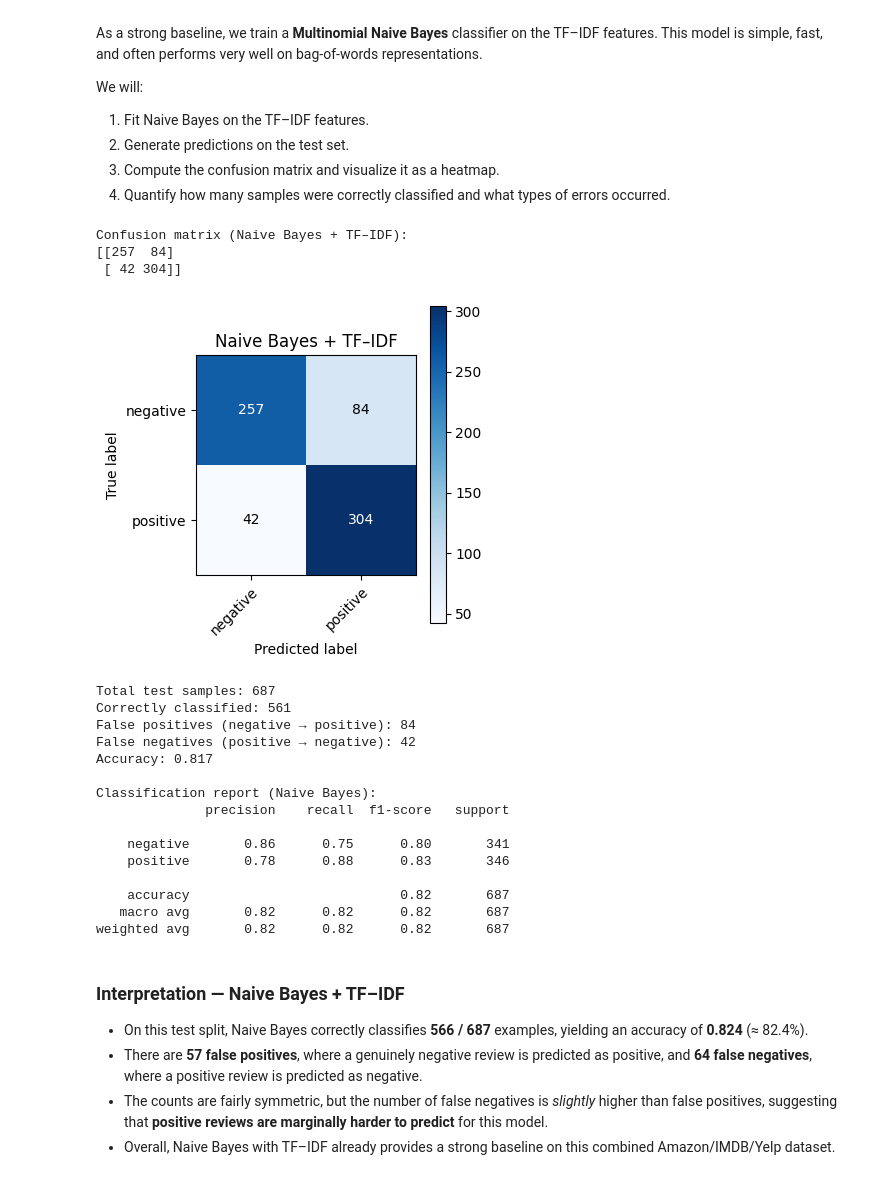
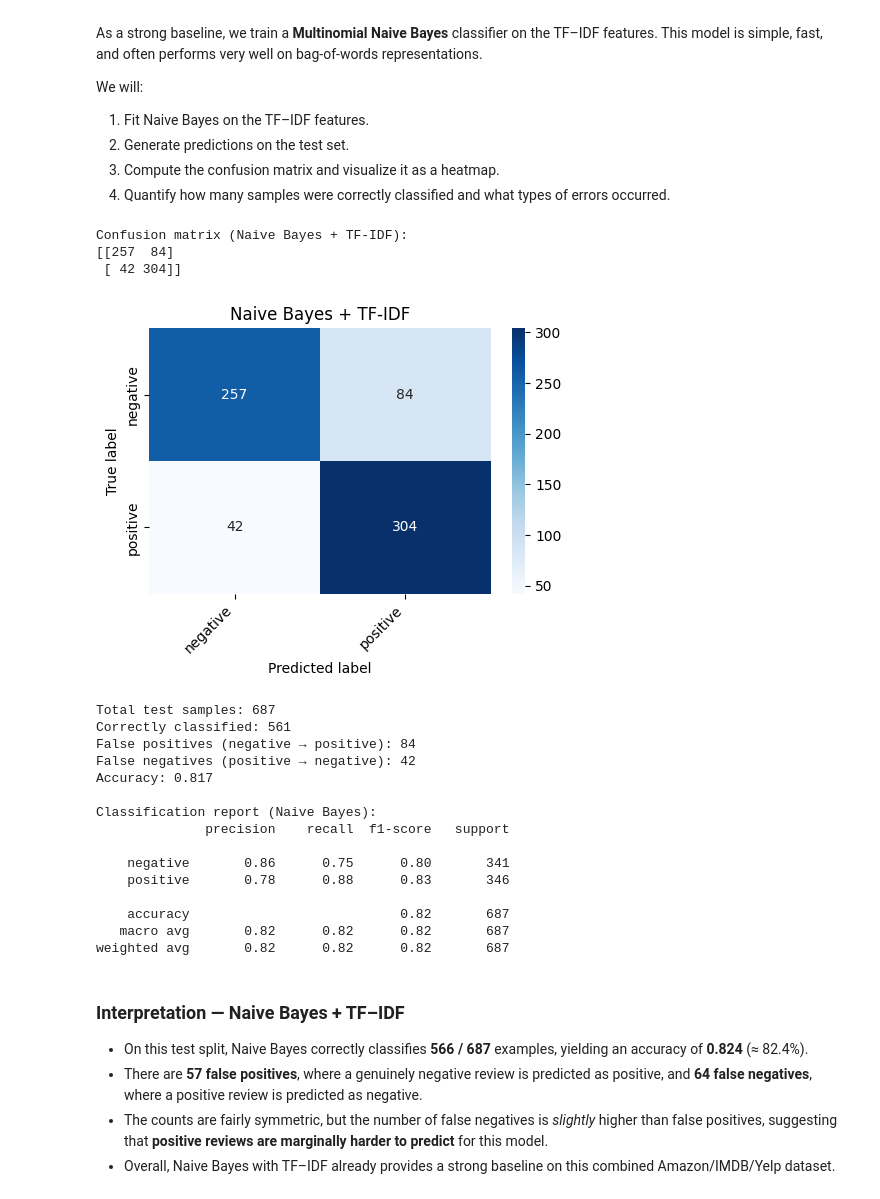
Before and after one commit to Andrew-Silveira-5077086/SentimentLabelledSentences-FinalProject, a Jupyter notebook: GroupProject-Final.ipynb, the cells around one changed output. Cells and saved outputs as stored; diff of their text form; code cells hidden in the pictures.

Commit message:
updated plot confusion matrix to use seaborn heatmap

```diff
--- a/GroupProject-Final.ipynb
+++ b/GroupProject-Final.ipynb
@@ -323,31 +294,31 @@ We will:
 # %%
 # Train Naive Bayes on TF–IDF features
 nb_clf = MultinomialNB()
 nb_clf.fit(X_train_tfidf, y_train)
 y_pred_nb = nb_clf.predict(X_test_tfidf)
 
 # Confusion matrix
 cm_nb = confusion_matrix(y_test, y_pred_nb)
-print("Confusion matrix (Naive Bayes + TF–IDF):")
+print("Confusion matrix (Naive Bayes + TF-IDF):")
 print(cm_nb)
 
 class_names = ["negative", "positive"]
-plot_confusion_matrix(cm_nb, class_names, title="Naive Bayes + TF–IDF")
+plot_confusion_matrix(cm_nb, class_names, title="Naive Bayes + TF-IDF")
 
 total_nb, correct_nb, fp_nb, fn_nb, acc_nb = summarize_confusion_matrix(cm_nb)
 print(f"Total test samples: {total_nb}")
 print(f"Correctly classified: {correct_nb}")
 print(f"False positives (negative → positive): {fp_nb}")
 print(f"False negatives (positive → negative): {fn_nb}")
 print(f"Accuracy: {acc_nb:.3f}")
 
 print("\nClassification report (Naive Bayes):")
 print(classification_report(y_test, y_pred_nb, target_names=class_names))
 # %% [output]
-Confusion matrix (Naive Bayes + TF–IDF):
+Confusion matrix (Naive Bayes + TF-IDF):
 [[257  84]
  [ 42 304]]
-[figure, old version]
+[figure, new version]
 Total test samples: 687
 Correctly classified: 561
 False positives (negative → positive): 84
```
Also changed, not shown: parts of 5 cells of this notebook.
